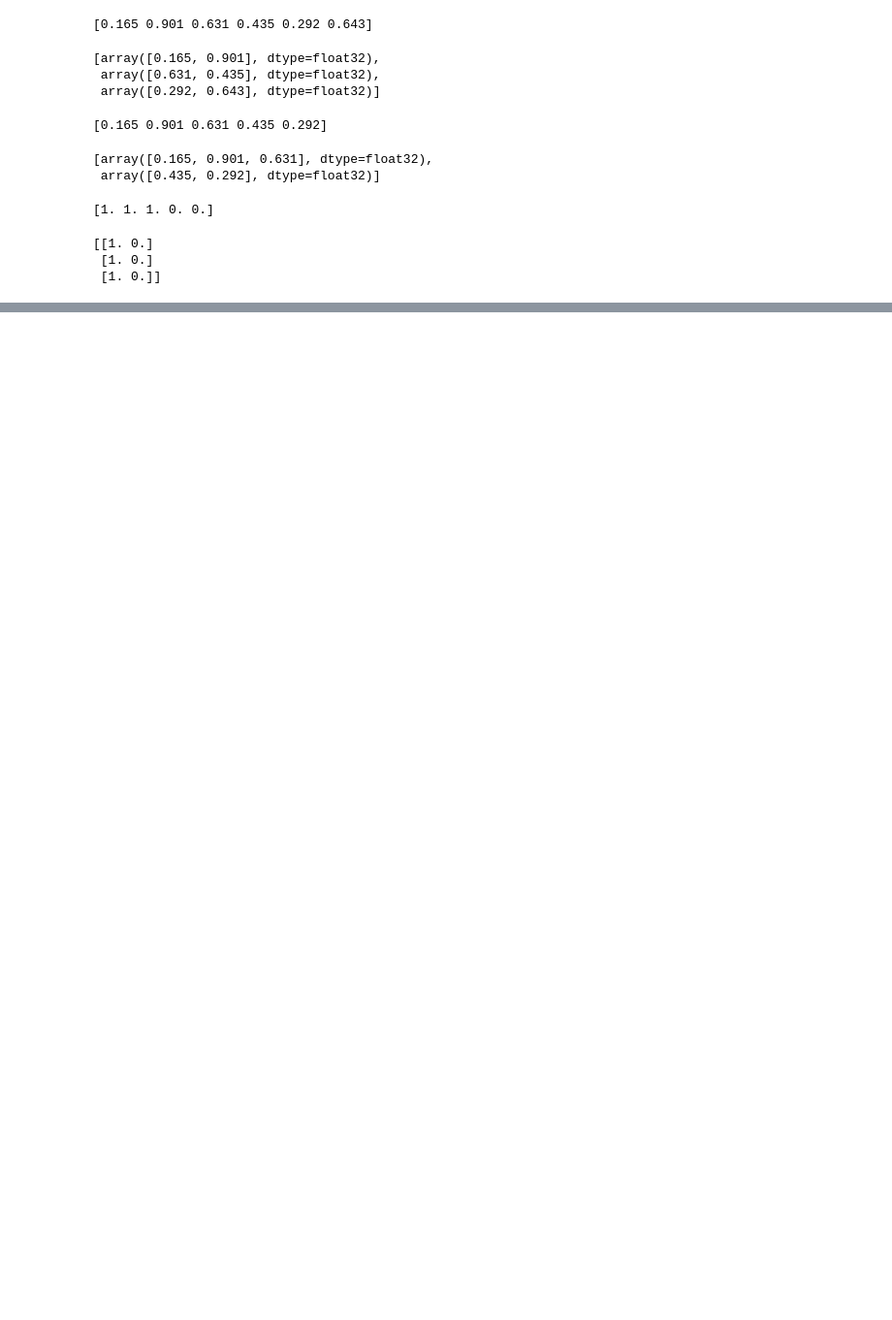
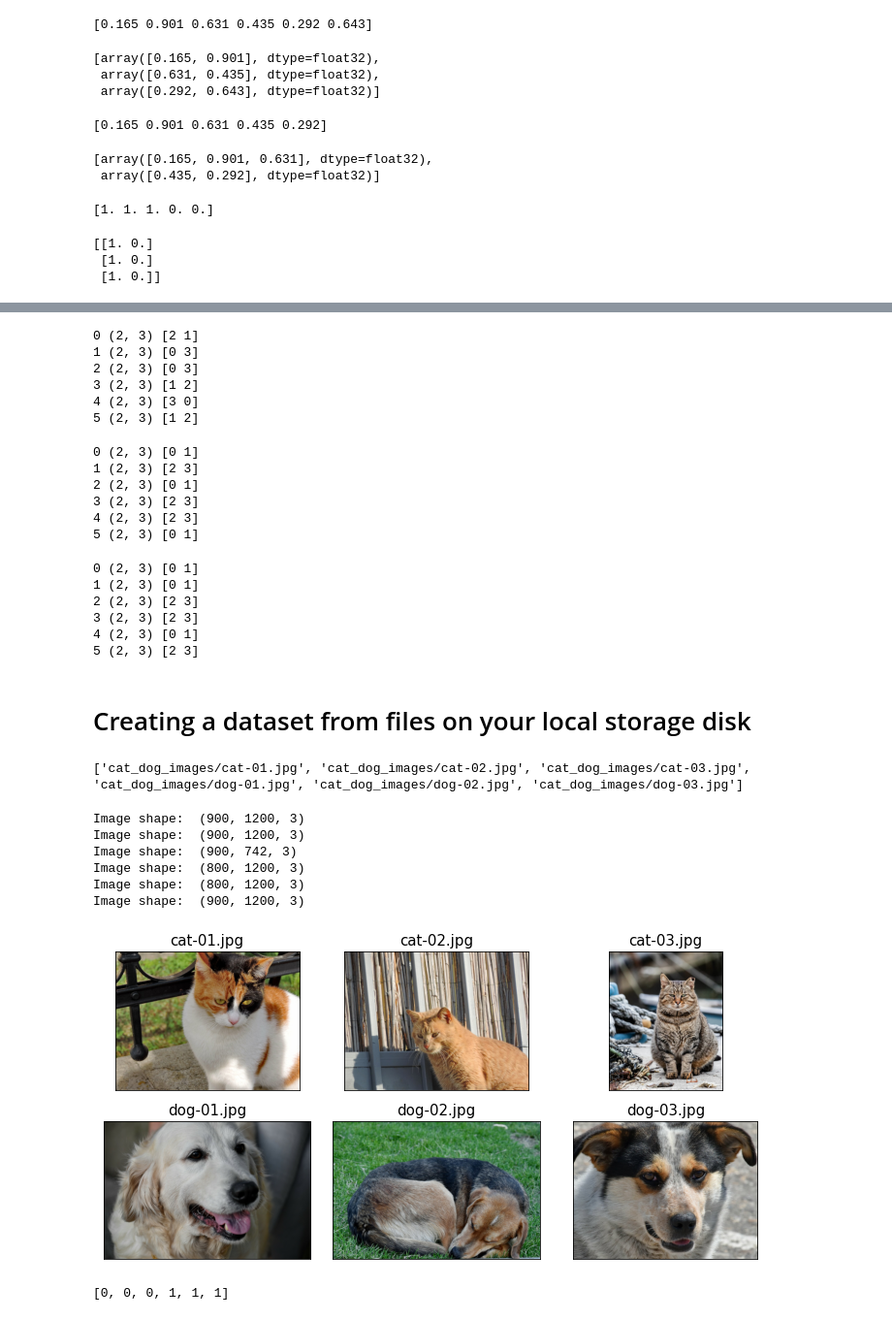
Before and after one commit to RhysComissiong/Python-Machine-Learning-Tutorial, a Jupyter notebook: chapter-13/Parallelizing Neural Network Training with Tensorflow.ipynb, the cells around one changed output, grey strips where cells are left out. Shown at 97% size. Saved outputs shown, nothing was run; the diff lists cells and outputs as text; code cells hidden in the pictures; blank space fills up the shorter version.

Commit message:
TensorFlow Dataset API

```diff
--- a/chapter-13/Parallelizing Neural Network Training with Tensorflow.ipynb
+++ b/chapter-13/Parallelizing Neural Network Training with Tensorflow.ipynb
@@ -167,0 +290,80 @@ print(S.numpy())
+# %%
+## Order 1: shuffle -> batch -> repeat
+
+tf.random.set_seed(1)
+ds = ds_joint.shuffle(4).batch(2).repeat(3)
+for i, (batch_x, batch_y) in enumerate(ds):
+    print(i, batch_x.shape, batch_y.numpy())
+# %% [output]
+0 (2, 3) [2 1]
+1 (2, 3) [0 3]
+2 (2, 3) [0 3]
+3 (2, 3) [1 2]
+4 (2, 3) [3 0]
+5 (2, 3) [1 2]
+# %%
+## Order 2: batch -> shuffle -> repeat
+tf.random.set_seed(1)
+ds = ds_joint.batch(2).shuffle(4).repeat(3)
+for i,(batch_x, batch_y) in enumerate(ds):
+    print(i, batch_x.shape, batch_y.numpy())
+# %% [output]
+0 (2, 3) [0 1]
+1 (2, 3) [2 3]
+2 (2, 3) [0 1]
+3 (2, 3) [2 3]
+4 (2, 3) [2 3]
+5 (2, 3) [0 1]
+# %%
+## Order 3: batch -> repeat -> shuffle
+tf.random.set_seed(1)
+ds = ds_joint.batch(2).repeat(3).shuffle(4)
+for i,(batch_x, batch_y) in enumerate(ds):
+    print(i, batch_x.shape, batch_y.numpy())
+# %% [output]
+0 (2, 3) [0 1]
+1 (2, 3) [0 1]
+2 (2, 3) [2 3]
+3 (2, 3) [2 3]
+4 (2, 3) [0 1]
+5 (2, 3) [2 3]
+# %% [markdown]
+# Creating a dataset from files on your local storage disk
+# %%
+import pathlib
+imgdir_path = pathlib.Path('cat_dog_images')
+file_list = sorted([str(path) for path in imgdir_path.glob('*.jpg')])
+# %%
+print(file_list)
+# %% [output]
+['cat_dog_images/cat-01.jpg', 'cat_dog_images/cat-02.jpg', 'cat_dog_images/cat-03.jpg', 'cat_dog_images/dog-01.jpg', 'cat_dog_images/dog-02.jpg', 'cat_dog_images/dog-03.jpg']
+# %%
+import matplotlib.pyplot as plt
+import os
+
+fig = plt.figure(figsize=(10,5))
+
+for i, file in enumerate(file_list):
+    img_raw = tf.io.read_file(file) # pixels = raw image
+    img = tf.image.decode_image(img_raw) # image
+    print('Image shape: ', img.shape)
+    ax = fig.add_subplot(2, 3, i+1)
+    ax.set_xticks([]); ax.set_yticks([])
+    ax.imshow(img)
+    ax.set_title(os.path.basename(file), size=15)
+
+plt.tight_layout()
+plt.show()
+# %% [output]
+Image shape:  (900, 1200, 3)
+Image shape:  (900, 1200, 3)
+Image shape:  (900, 742, 3)
+Image shape:  (800, 1200, 3)
+Image shape:  (800, 1200, 3)
+Image shape:  (900, 1200, 3)
+[figure, added]
+# %%
+labels = [1 if 'dog' in os.path.basename(file) else 0 for file in file_list] # clever use of strings for labelling
+print(labels)
+# %% [output]
+[0, 0, 0, 1, 1, 1]
```
Also changed, not shown: parts of 32 cells of this notebook, 6 other files.
